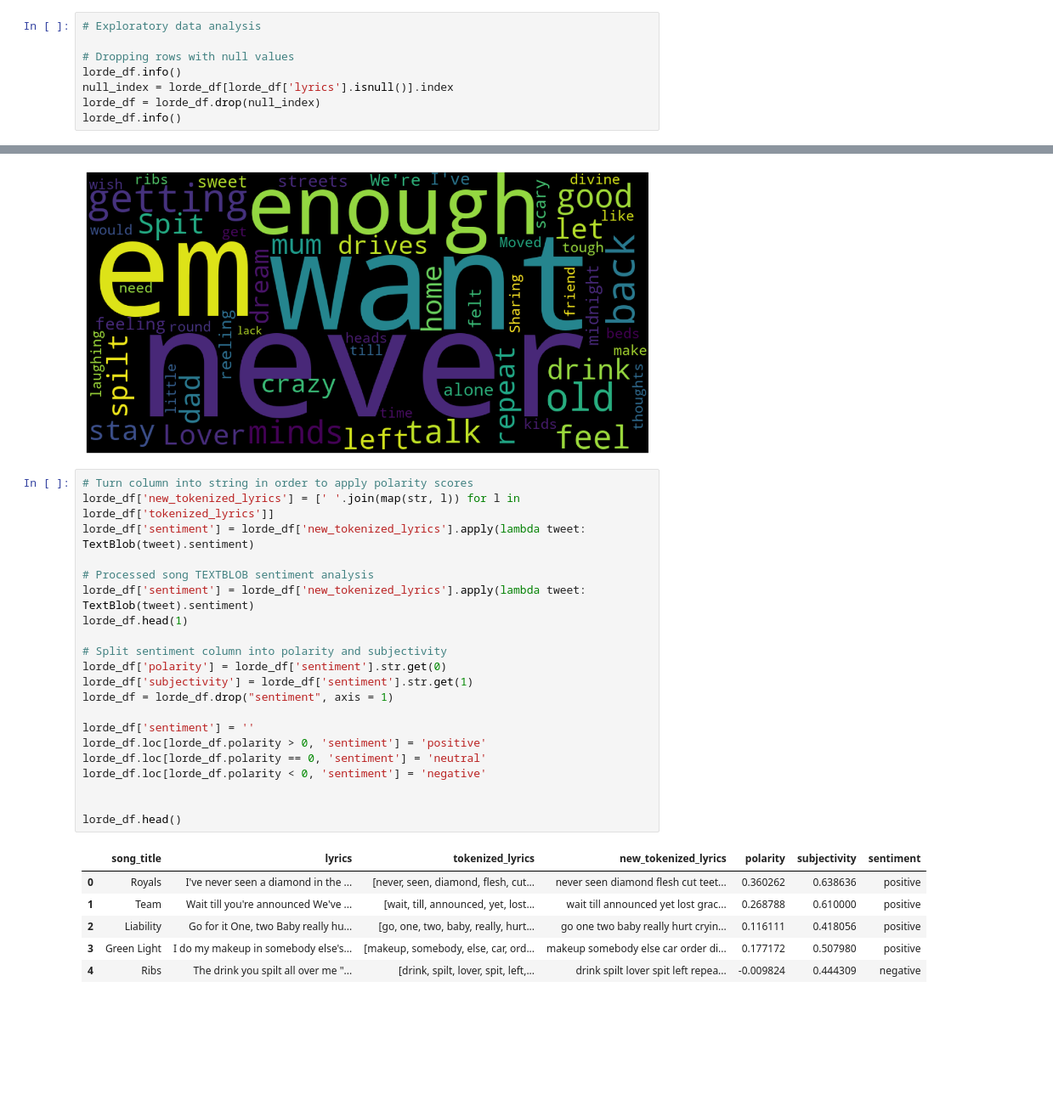
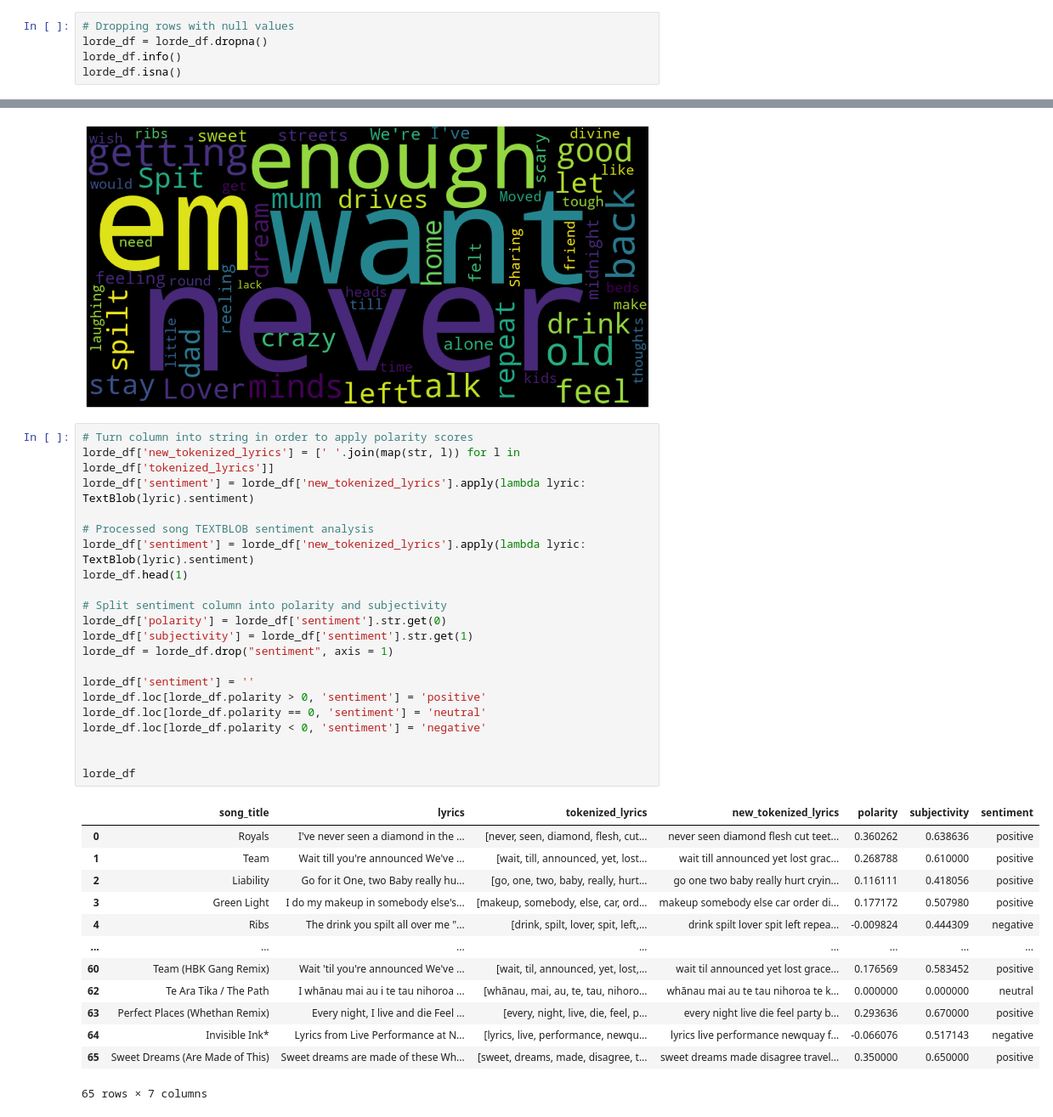
Before and after one commit to ashkren/Lorde-Sentiment-Analysis, a Jupyter notebook: lorde_code.ipynb, the cells around one changed output, grey strips where cells are left out. Shown at 85% size. Cells and saved outputs as stored; diff of their text form; blank space fills up the shorter version.

```diff
--- a/lorde_code.ipynb
+++ b/lorde_code.ipynb
@@ -161,9 +172,6 @@ lorde_df.head()
 # %%
-# Exploratory data analysis
-
 # Dropping rows with null values
+lorde_df = lorde_df.dropna()
 lorde_df.info()
-null_index = lorde_df[lorde_df['lyrics'].isnull()].index
-lorde_df = lorde_df.drop(null_index)
-lorde_df.info()
+lorde_df.isna()
 # %% [output]
@@ -229,31 +241,38 @@ plt.close()
 # %%
 # Turn column into string in order to apply polarity scores
 lorde_df['new_tokenized_lyrics'] = [' '.join(map(str, l)) for l in lorde_df['tokenized_lyrics']]
-lorde_df['sentiment'] = lorde_df['new_tokenized_lyrics'].apply(lambda tweet: TextBlob(tweet).sentiment)
+lorde_df['sentiment'] = lorde_df['new_tokenized_lyrics'].apply(lambda lyric: TextBlob(lyric).sentiment)
 
 # Processed song TEXTBLOB sentiment analysis
-lorde_df['sentiment'] = lorde_df['new_tokenized_lyrics'].apply(lambda tweet: TextBlob(tweet).sentiment)
+lorde_df['sentiment'] = lorde_df['new_tokenized_lyrics'].apply(lambda lyric: TextBlob(lyric).sentiment)
 lorde_df.head(1)
 
 # Split sentiment column into polarity and subjectivity
 lorde_df['polarity'] = lorde_df['sentiment'].str.get(0)
 lorde_df['subjectivity'] = lorde_df['sentiment'].str.get(1)
 lorde_df = lorde_df.drop("sentiment", axis = 1)
 
 lorde_df['sentiment'] = ''
 lorde_df.loc[lorde_df.polarity > 0, 'sentiment'] = 'positive'
 lorde_df.loc[lorde_df.polarity == 0, 'sentiment'] = 'neutral'
 lorde_df.loc[lorde_df.polarity < 0, 'sentiment'] = 'negative'
 
 
-lorde_df.head()
+lorde_df
 # %% [output]
 |  | song_title | lyrics | tokenized_lyrics | new_tokenized_lyrics | polarity | subjectivity | sentiment |
 | 0 | Royals | I've never seen a diamond in the ... | [never, seen, diamond, flesh, cut... | never seen diamond flesh cut teet... | 0.360262 | 0.638636 | positive |
 | 1 | Team | Wait till you're announced We've ... | [wait, till, announced, yet, lost... | wait till announced yet lost grac... | 0.268788 | 0.610000 | positive |
 | 2 | Liability | Go for it One, two Baby really hu... | [go, one, two, baby, really, hurt... | go one two baby really hurt cryin... | 0.116111 | 0.418056 | positive |
 | 3 | Green Light | I do my makeup in somebody else's... | [makeup, somebody, else, car, ord... | makeup somebody else car order di... | 0.177172 | 0.507980 | positive |
 | 4 | Ribs | The drink you spilt all over me "... | [drink, spilt, lover, spit, left,... | drink spilt lover spit left repea... | -0.009824 | 0.444309 | negative |
+| ... | ... | ... | ... | ... | ... | ... | ... |
+| 60 | Team (HBK Gang Remix) | Wait 'til you're announced We've ... | [wait, til, announced, yet, lost,... | wait til announced yet lost grace... | 0.176569 | 0.583452 | positive |
+| 62 | Te Ara Tika / The Path | I whānau mai au i te tau nihoroa ... | [whānau, mai, au, te, tau, nihoro... | whānau mai au te tau nihoroa te k... | 0.000000 | 0.000000 | neutral |
+| 63 | Perfect Places (Whethan Remix) | Every night, I live and die Feel ... | [every, night, live, die, feel, p... | every night live die feel party b... | 0.293636 | 0.670000 | positive |
+| 64 | Invisible Ink* | Lyrics from Live Performance at N... | [lyrics, live, performance, newqu... | lyrics live performance newquay f... | -0.066076 | 0.517143 | negative |
+| 65 | Sweet Dreams (Are Made of This) | Sweet dreams are made of these Wh... | [sweet, dreams, made, disagree, t... | sweet dreams made disagree travel... | 0.350000 | 0.650000 | positive |
+65 rows × 7 columns
 # %%
 # Encode client ID and client secret for the Authorization header
 client_creds = f"{SPOTIFY_CLIENT_ID}:{SPOTIFY_CLIENT_SECRET}"
```
Also changed, not shown: parts of 28 cells of this notebook, 1 other file.
